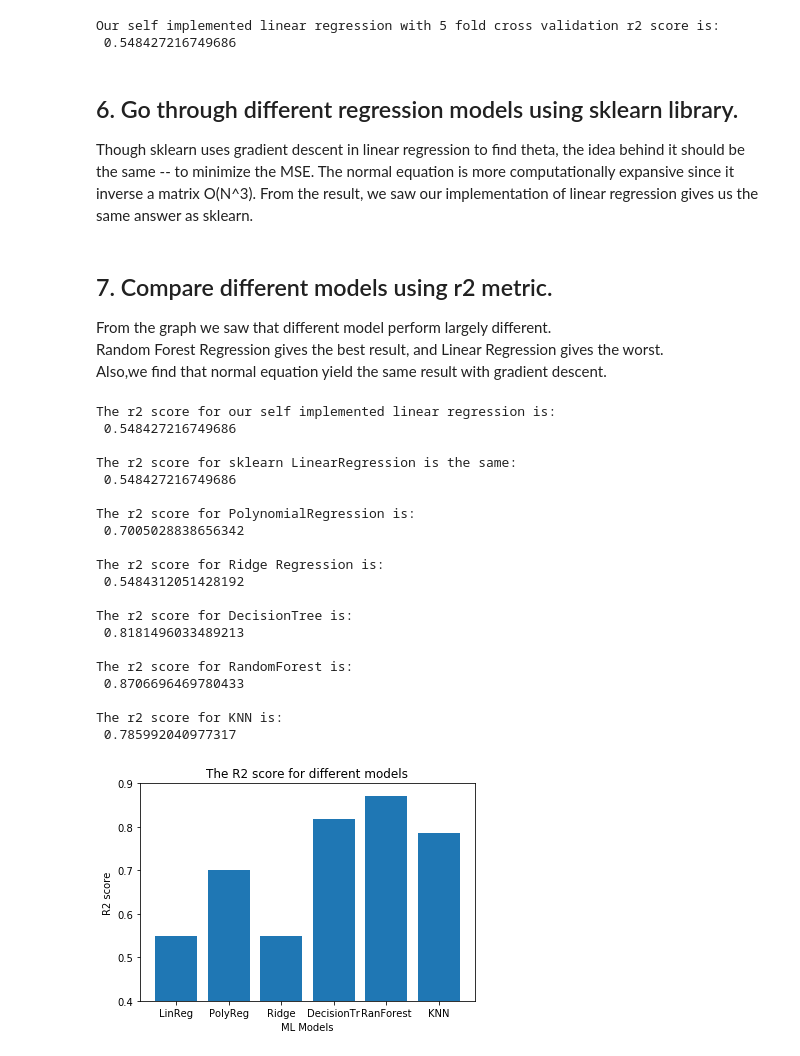
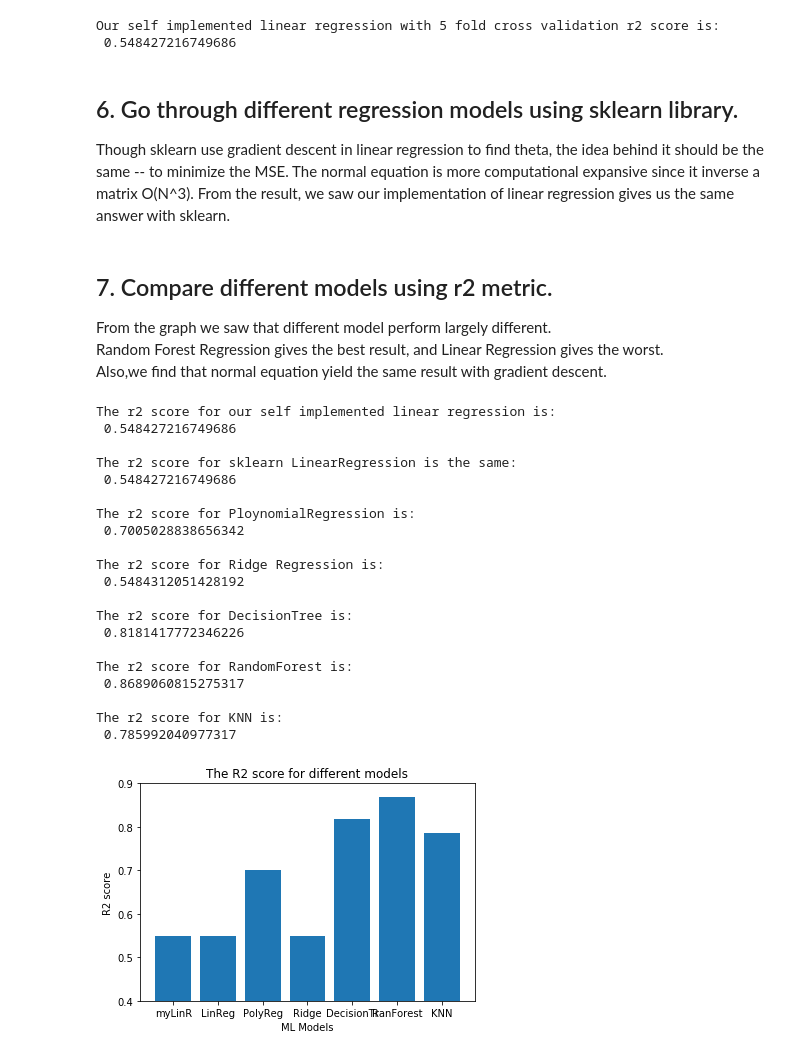
Before and after one commit to caie1/B365-Bike-Sharing-Analysis, a Jupyter notebook: B365 Bike Sharing.ipynb, the cells around one changed output. Cells and saved outputs as stored; diff of their text form; code cells hidden in the pictures.

Commit message:
Add my linear regression plot

```diff
--- a/B365 Bike Sharing.ipynb
+++ b/B365 Bike Sharing.ipynb
@@ -231,7 +240,7 @@ Our self implemented linear regression with 5 fold cross validation r2 score is:
  0.548427216749686
 # %% [markdown]
 ## 6. Go through different regression models using sklearn library.
-Though sklearn uses gradient descent in linear regression to find theta, the idea behind it should be the same -- to minimize the MSE. The normal equation is more computationally expansive since it inverse a matrix O(N^3). From the result, we saw our implementation of linear regression gives us the same answer as sklearn.
+Though sklearn use gradient descent in linear regression to find theta, the idea behind it should be the same -- to minimize the MSE. The normal equation is more computational expansive since it inverse a matrix O(N^3). From the result, we saw our implementation of linear regression gives us the same answer with sklearn.
 # %%
 polyreg=make_pipeline(PolynomialFeatures(degree=2),LinearRegression())
 lreg = LinearRegression()
@@ -261,42 +270,42 @@ From the graph we saw that different model perform largely different.
 <br>Random Forest Regression gives the best result, and Linear Regression gives the worst.
 <br>Also,we find that normal equation yield the same result with gradient descent.
 # %%
-methods = ['OurLinReg','LinReg','PolyReg','Ridge','DecisionTr','RanForest', 'KNN']
-scores=np.array([lr,lr,polyr,rig,dt,rf,knn])
+methods = ['myLinR','LinReg','PolyReg','Ridge','DecisionTr','RanForest', 'KNN']
+scores=np.array([r2,lr,polyr,rig,dt,rf,knn])
 ind = [x for x,_ in enumerate(methods)]
 plt.bar(ind, scores)
 plt.xticks(ind, methods)
 plt.xlabel("ML Models")
 plt.ylabel("R2 score")
 plt.ylim(0.4,0.9)
 plt.title("The R2 score for different models")
 
 print("The r2 score for our self implemented linear regression is: \n", r2)
 print('\nThe r2 score for sklearn LinearRegression is the same:\n', lr)
 print('\nThe r2 score for PloynomialRegression is:\n', polyr)
 print('\nThe r2 score for Ridge Regression is:\n', rig)
 print('\nThe r2 score for DecisionTree is:\n', dt)
 print('\nThe r2 score for RandomForest is:\n', rf)
 print('\nThe r2 score for KNN is:\n', knn)
 # %% [output]
 The r2 score for our self implemented linear regression is:
  0.548427216749686
 
 The r2 score for sklearn LinearRegression is the same:
  0.548427216749686
 
-The r2 score for PolynomialRegression is:
+The r2 score for PloynomialRegression is:
  0.7005028838656342
 
 The r2 score for Ridge Regression is:
  0.5484312051428192
 
 The r2 score for DecisionTree is:
- 0.8181496033489213
+ 0.8181417772346226
 
 The r2 score for RandomForest is:
- 0.8706696469780433
+ 0.8689060815275317
 
 The r2 score for KNN is:
  0.785992040977317
-[figure, old version]
+[figure, new version]
```
Also changed, not shown: parts of 8 cells of this notebook.
